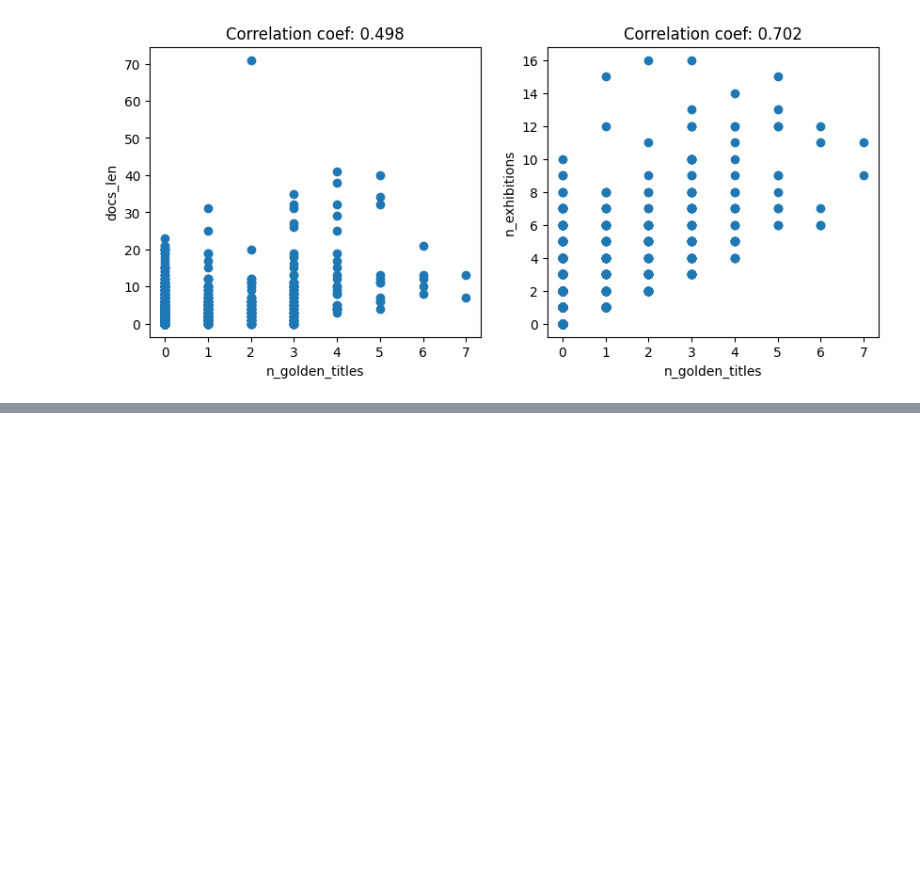
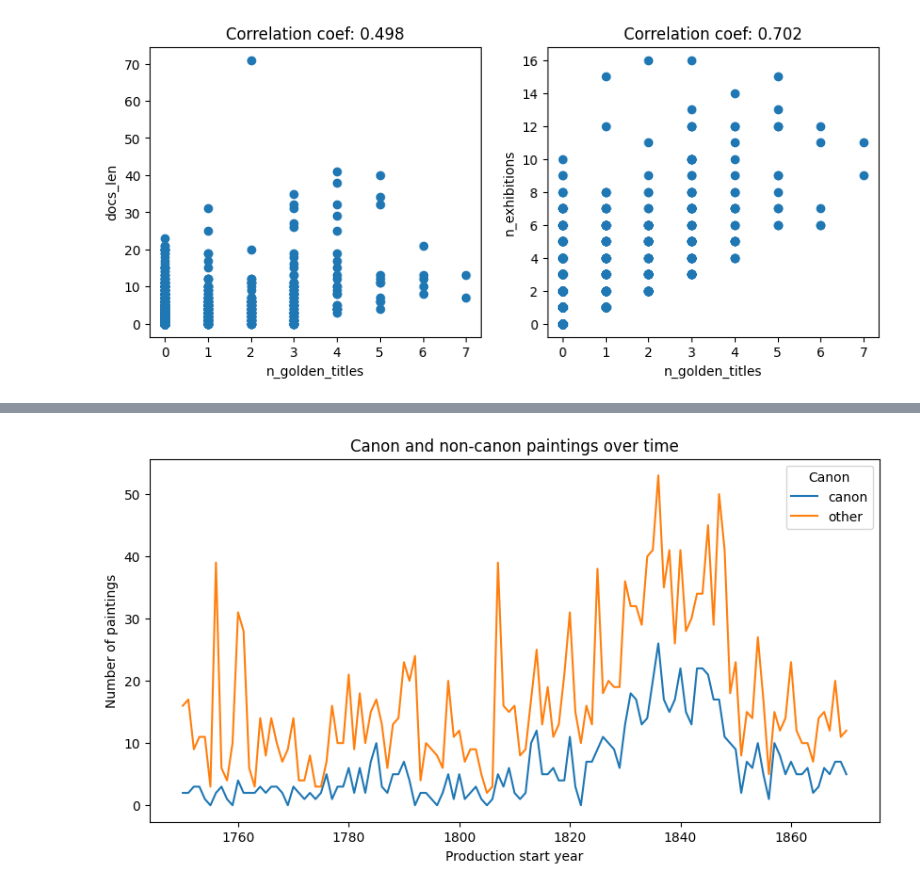
Before and after one commit to centre-for-humanities-computing/canon-paintings-smk, a Jupyter notebook: nbs/define_canon.ipynb, the cells around one changed output, grey strips where cells are left out. Saved outputs shown, nothing was run; the diff lists cells and outputs as text; code cells hidden in the pictures; blank space fills up the shorter version.

```diff
--- a/nbs/define_canon.ipynb
+++ b/nbs/define_canon.ipynb
@@ -255,7 +255,7 @@ Create canon "gross-list" if the artwork is in any of the defined canon categori
 # %%
 canon = []
 for idx, row in df.iterrows():
-    if row['docs_canon'] or row['exb_canon'] or row['on_display'] == 1:
+    if row['exb_canon'] or row['on_display'] == 1:
         canon.append('canon')
     else:
         canon.append('other')
@@ -313,6 +293,24 @@ for idx, row in df.iterrows():
 # %%
 df['n_exhibitions'] = n_exhibitions_list
 df['n_golden_titles'] = n_golden_titles_list
+# %%
+def n_smk_venues(venues):
+
+    n_venues = 0
+
+    if isinstance(venues, list):
+        for v in venues:
+            if isinstance(v, str) and v == 'Sølvgade':
+                n_venues += 1
+            else:
+                n_venues += 0
+    else:
+        n_venues += 0
+
+    return n_venues
+# %%
+n_smk_exhibitions = [n_smk_venues(venues) for venues in df['exhibition_venues']]
+df['n_smk_exhibitions'] = n_smk_exhibitions
 # %%
 no_na_df = df.fillna(0)
 # %%
@@ -343,0 +368,9 @@ plot_correlation('n_golden_titles', columns)
+# %%
+df.groupby(['start_year', 'canon']).size().unstack().plot(kind='line', stacked=True, figsize=(10, 5))
+plt.title('Canon and non-canon paintings over time')
+plt.xlabel('Production start year')
+plt.ylabel('Number of paintings')
+plt.legend(title='Canon', loc='upper right')
+plt.show()
+# %% [output]
+[figure, added]
```
Also changed, not shown: parts of 7 cells of this notebook, 6 other files.
